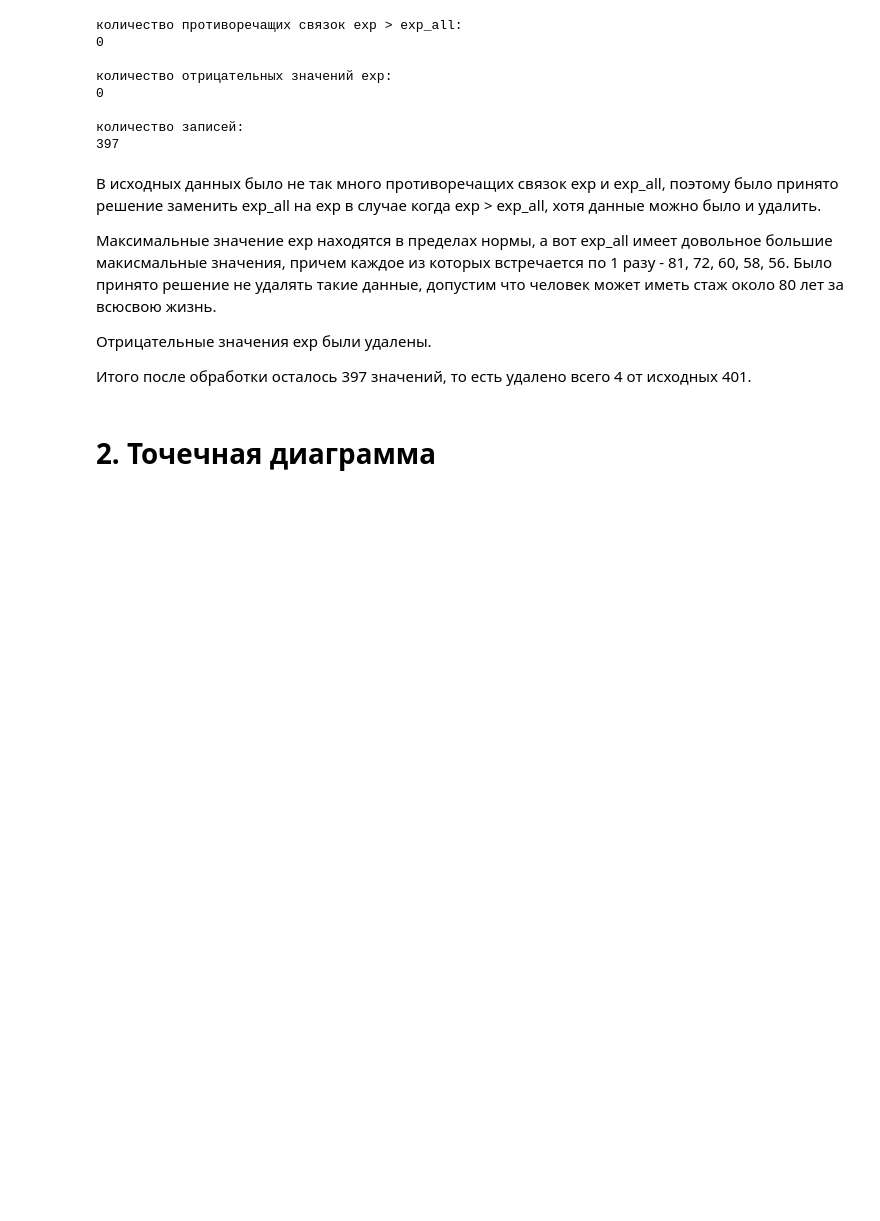
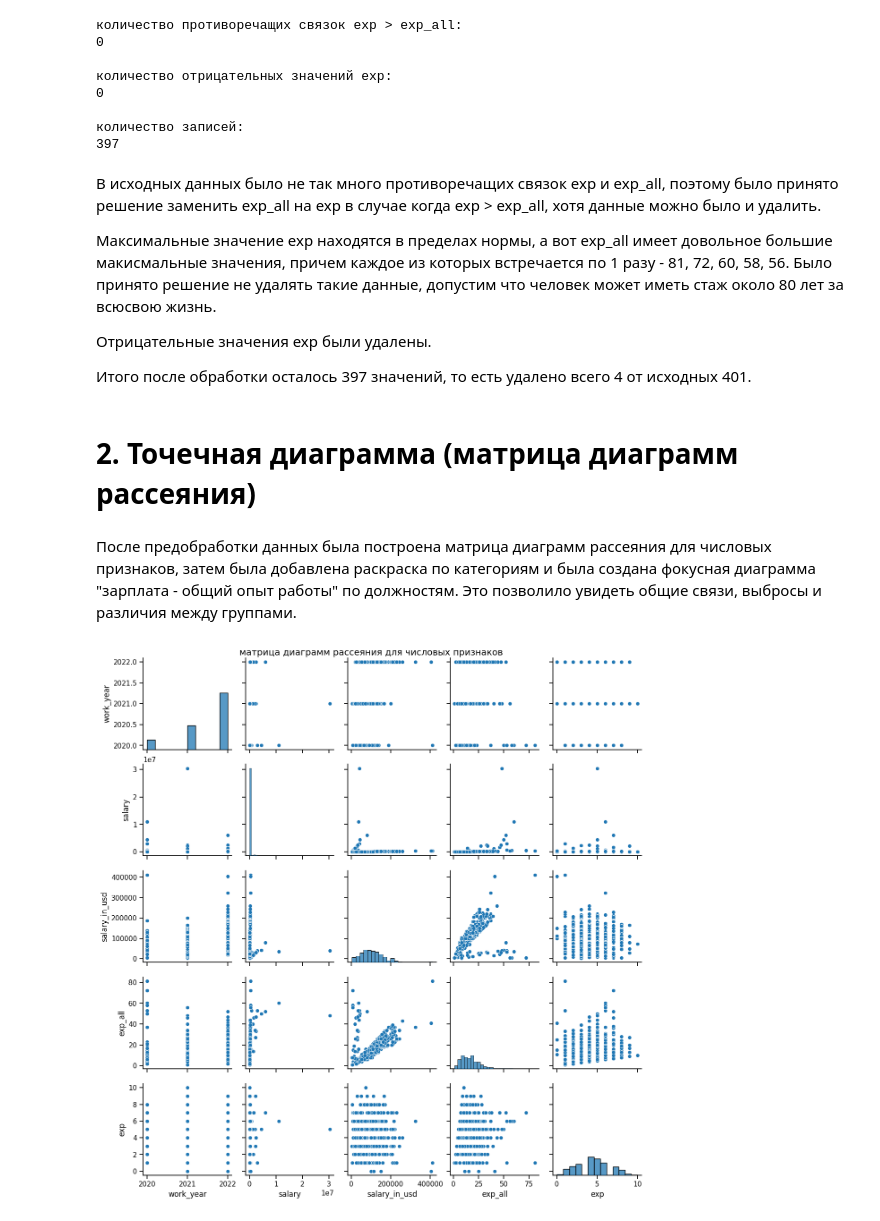
Before and after one commit to cocahonka/suai-data-science-labs, a Jupyter notebook: lab2/ЛР2_Мясников_7.ipynb, the cells around one changed output. Cells and saved outputs as stored; diff of their text form; code cells hidden in the pictures; blank space fills up the shorter version.

```diff
--- a/lab2/ЛР2_Мясников_7.ipynb
+++ b/lab2/ЛР2_Мясников_7.ipynb
@@ -344,4 +344,26 @@ print(df.shape[0])
 
 Итого после обработки осталось 397 значений, то есть удалено всего 4 от исходных 401.
 # %% [markdown]
-# 2. Точечная диаграмма
+# 2. Точечная диаграмма (матрица диаграмм рассеяния)
+# %% [markdown]
+После предобработки данных была построена матрица диаграмм рассеяния для числовых признаков, затем была добавлена раскраска по категориям и была создана фокусная диаграмма "зарплата - общий опыт работы" по должностям. Это позволило увидеть общие связи, выбросы и различия между группами.
+# %%
+# выделение числовых столбцов
+
+# select_dtypes(include='number') - вернет список столбцов с числовыми типами,
+# это будет использоваться, чтобы в матрицу диаграмм попадали только числовые признаки
+num_cols = df.select_dtypes(include='number').columns.tolist()
+
+# матрица диаграмм рассеяния для всех числовых признаков.
+# pairplot - построит попарные scatter-графики для всех пар столбцов,
+# по диагонали по умолчанию будут показаны распределения каждого признака
+pp = sb.pairplot(df[num_cols])
+plt.suptitle('матрица диаграмм рассеяния для числовых признаков', y=1)
+plt.show()
+
+# также для построения матрицы диаграмм можно будет использовать pandas вместо seaborn:
+# pd.plotting.scatter_matrix(df[num_cols], figsize=(9, 9))
+# plt.suptitle('матрица диаграмм рассеяния (pandas)')
+# plt.show()
+# %% [output]
+[figure, added]
```
Also changed, not shown: parts of 52 cells of this notebook.
